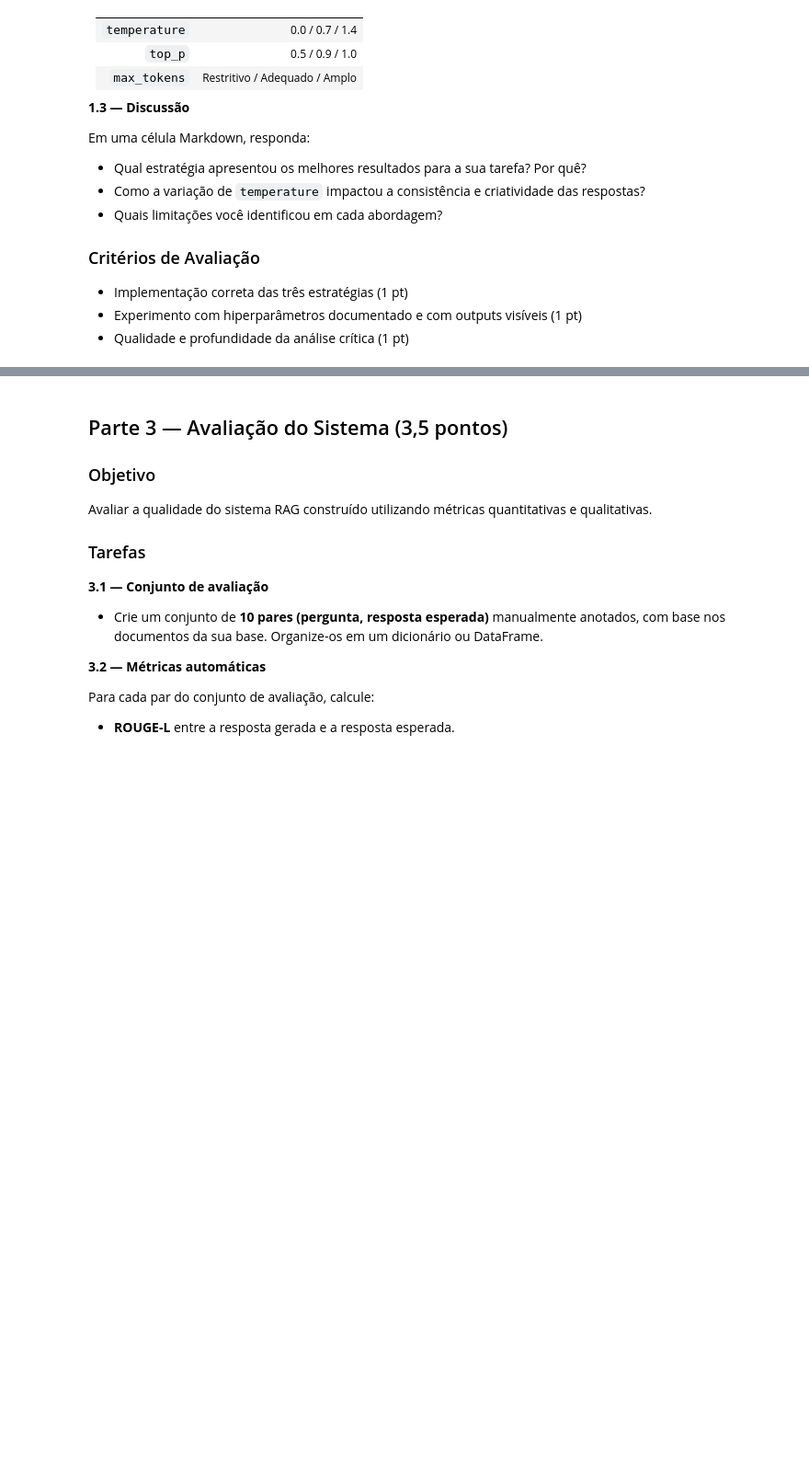
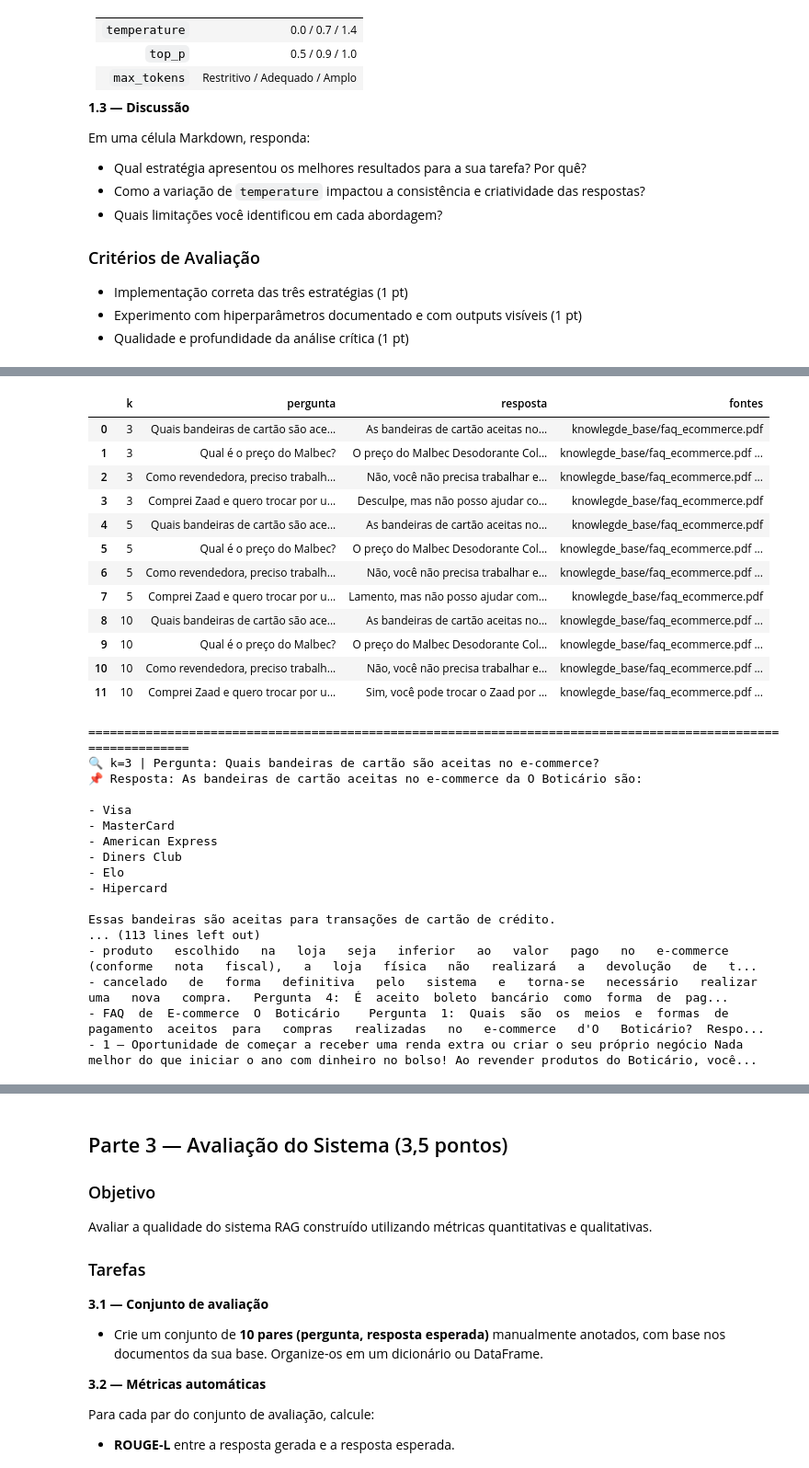
Before and after one commit to andluizsouza/unicamp-llm-agents, a Jupyter notebook: modules/02_llms_em_softwares/hands_on_final_test.ipynb, the cells around one changed output, grey strips where cells are left out. Shown at 92% size. Saved outputs shown, nothing was run; the diff lists cells and outputs as text; code cells hidden in the pictures; blank space fills up the shorter version.

```diff
--- a/modules/02_llms_em_softwares/hands_on_final_test.ipynb
+++ b/modules/02_llms_em_softwares/hands_on_final_test.ipynb
@@ -584,66 +936,66 @@ Implementacao com LangChain RetrievalQA (chain_type=stuff) para injetar contexto
 # %%
-from langchain_groq import ChatGroq
-from langchain.chains import RetrievalQA
-from langchain.prompts import PromptTemplate
-
-prompt_rag = PromptTemplate(
-    input_variables=["context", "question"],
-    template=(
-        "Voce e um assistente de atendimento do Boticario. "
-        "Responda apenas com base no contexto abaixo. "
-        "Se a informacao nao estiver no contexto, diga explicitamente que nao encontrou.\n\n"
-        "Contexto:\n{context}\n\n"
-        "Pergunta: {question}\n\n"
-        "Resposta objetiva:"
-    ),
-)
-
-llm_rag = ChatGroq(
-    model=MODEL_NAME,
-    temperature=0.2,
-    max_tokens=350,
-)
-
-def construir_rag_qa(k):
-    retriever = banco_vetorial.as_retriever(search_kwargs={"k": k})
-    return RetrievalQA.from_chain_type(
-        llm=llm_rag,
-        chain_type="stuff",
-        retriever=retriever,
-        return_source_documents=True,
-        chain_type_kwargs={"prompt": prompt_rag},
-    )
-
 perguntas_rag = [
-    "Quais bandeiras de cartao sao aceitas no e-commerce?",
-    "O cliente consegue boleto para compra comum no varejo online?",
-    "Como funciona a regra de troca quando o item novo tem valor menor?",
+    "Quais bandeiras de cartão são aceitas no e-commerce?",
+    "Qual é o preço do Malbec?",
+    "Como revendedora, preciso trabalhar em um horário fixo?",
+    "Comprei Zaad e quero trocar por um Malbec. Posso trocar e qual é o valor de diferença a ser pago?"
 ]
 
 resultados_rag = []
-for k in [3, 5]:
+for k in [3, 5, 10]:
     qa_chain = construir_rag_qa(k)
     for pergunta in perguntas_rag:
         out = qa_chain.invoke({"query": pergunta})
         resposta = out["result"]
         fontes = [d.metadata.get("source", "sem_fonte") for d in out["source_documents"]]
         contexto_curto = [d.page_content[:180].replace("\n", " ") + "..." for d in out["source_documents"]]
 
         resultados_rag.append({
             "k": k,
             "pergunta": pergunta,
             "resposta": resposta,
             "fontes": " | ".join(sorted(set(fontes))),
             "contexto_top": contexto_curto,
         })
 
 df_rag = pd.DataFrame(resultados_rag)
 display(df_rag[["k", "pergunta", "resposta", "fontes"]])
 
 for _, row in df_rag.iterrows():
     print("=" * 110)
-    print(f"k={row['k']} | Pergunta: {row['pergunta']}")
-    print(f"Resposta: {row['resposta']}")
+    print(f"🔍 k={row['k']} | Pergunta: {row['pergunta']}")
+    print(f"📌 Resposta: {row['resposta']}")
     print("Contexto utilizado (amostra):")
     for c in row["contexto_top"]:
         print(f"- {c}")
+# %% [output]
+|  | k | pergunta | resposta | fontes |
+| 0 | 3 | Quais bandeiras de cartão são ace... | As bandeiras de cartão aceitas no... | knowlegde_base/faq_ecommerce.pdf |
+| 1 | 3 | Qual é o preço do Malbec? | O preço do Malbec Desodorante Col... | knowlegde_base/faq_ecommerce.pdf ... |
+| 2 | 3 | Como revendedora, preciso trabalh... | Não, você não precisa trabalhar e... | knowlegde_base/faq_ecommerce.pdf ... |
+| 3 | 3 | Comprei Zaad e quero trocar por u... | Desculpe, mas não posso ajudar co... | knowlegde_base/faq_ecommerce.pdf |
+| 4 | 5 | Quais bandeiras de cartão são ace... | As bandeiras de cartão aceitas no... | knowlegde_base/faq_ecommerce.pdf |
+| 5 | 5 | Qual é o preço do Malbec? | O preço do Malbec Desodorante Col... | knowlegde_base/faq_ecommerce.pdf ... |
+| 6 | 5 | Como revendedora, preciso trabalh... | Não, você não precisa trabalhar e... | knowlegde_base/faq_ecommerce.pdf ... |
+| 7 | 5 | Comprei Zaad e quero trocar por u... | Lamento, mas não posso ajudar com... | knowlegde_base/faq_ecommerce.pdf |
+| 8 | 10 | Quais bandeiras de cartão são ace... | As bandeiras de cartão aceitas no... | knowlegde_base/faq_ecommerce.pdf ... |
+| 9 | 10 | Qual é o preço do Malbec? | O preço do Malbec Desodorante Col... | knowlegde_base/faq_ecommerce.pdf ... |
+| 10 | 10 | Como revendedora, preciso trabalh... | Não, você não precisa trabalhar e... | knowlegde_base/faq_ecommerce.pdf ... |
+| 11 | 10 | Comprei Zaad e quero trocar por u... | Sim, você pode trocar o Zaad por ... | knowlegde_base/faq_ecommerce.pdf ... |
+==============================================================================================================
+🔍 k=3 | Pergunta: Quais bandeiras de cartão são aceitas no e-commerce?
+📌 Resposta: As bandeiras de cartão aceitas no e-commerce da O Boticário são:
+
+- Visa
+- MasterCard
+- American Express
+- Diners Club
+- Elo
+- Hipercard
+
+Essas bandeiras são aceitas para transações de cartão de crédito.
+... (113 lines left out)
+- produto   escolhido   na   loja   seja   inferior   ao   valor   pago   no   e-commerce   (conforme   nota   fiscal),   a   loja   física   não   realizará   a   devolução   de   t...
+- cancelado   de   forma   definitiva   pelo   sistema   e   torna-se   necessário   realizar   uma   nova   compra.   Pergunta  4:  É  aceito  boleto  bancário  como  forma  de  pag...
+- FAQ  de  E-commerce  O  Boticário    Pergunta  1:  Quais  são  os  meios  e  formas  de  pagamento  aceitos  para   compras   realizadas   no   e-commerce   d'O   Boticário?  Respo...
+- 1 – Oportunidade de começar a receber uma renda extra ou criar o seu próprio negócio Nada melhor do que iniciar o ano com dinheiro no bolso! Ao revender produtos do Boticário, você...
```
Also changed, not shown: parts of 78 cells of this notebook.
